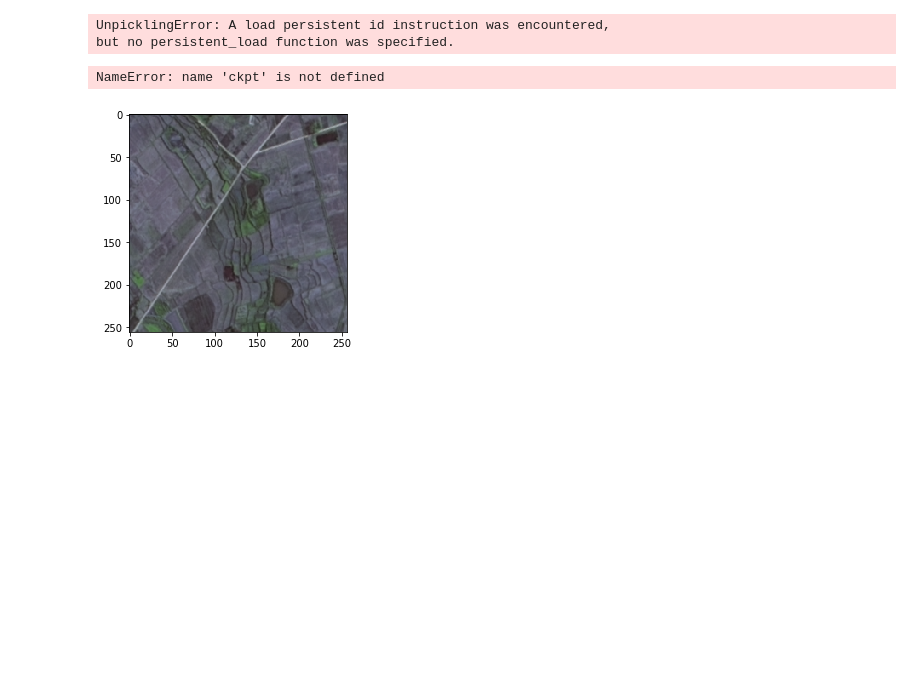
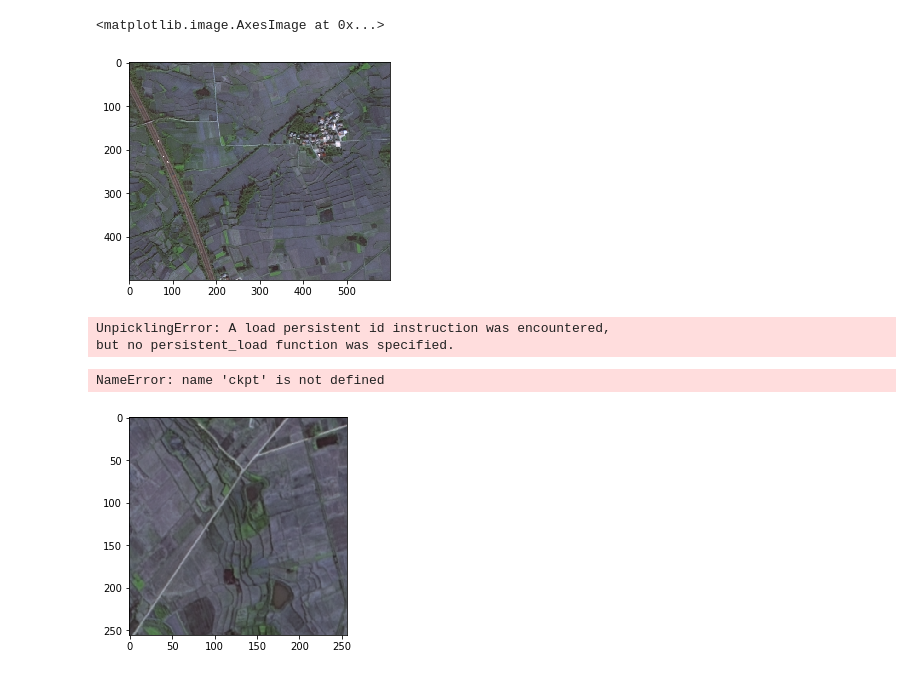
Before and after one commit to lixiandea/problemB, a Jupyter notebook: problem.ipynb, the cells around one changed output. Saved outputs shown, nothing was run; the diff lists cells and outputs as text; code cells hidden in the pictures; blank space fills up the shorter version.

```diff
--- a/problem.ipynb
+++ b/problem.ipynb
@@ -53,3 +63,9 @@ print(ref.shape)
+# %%
+data = cv2.imread("Test2.tif",3)
+plt.imshow(data)
+# %% [output]
+<matplotlib.image.AxesImage at 0x...>
+[figure, added]
 # %%
 import cv2
 import numpy as np
```
Also changed, not shown: parts of 5 cells of this notebook, 1 other file.
